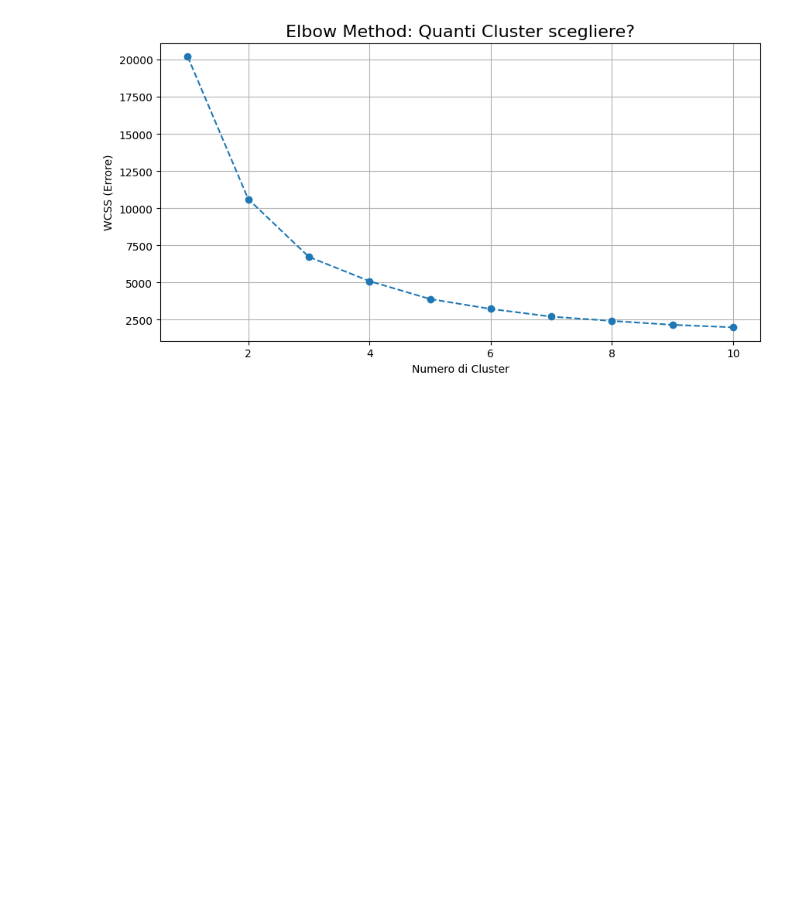
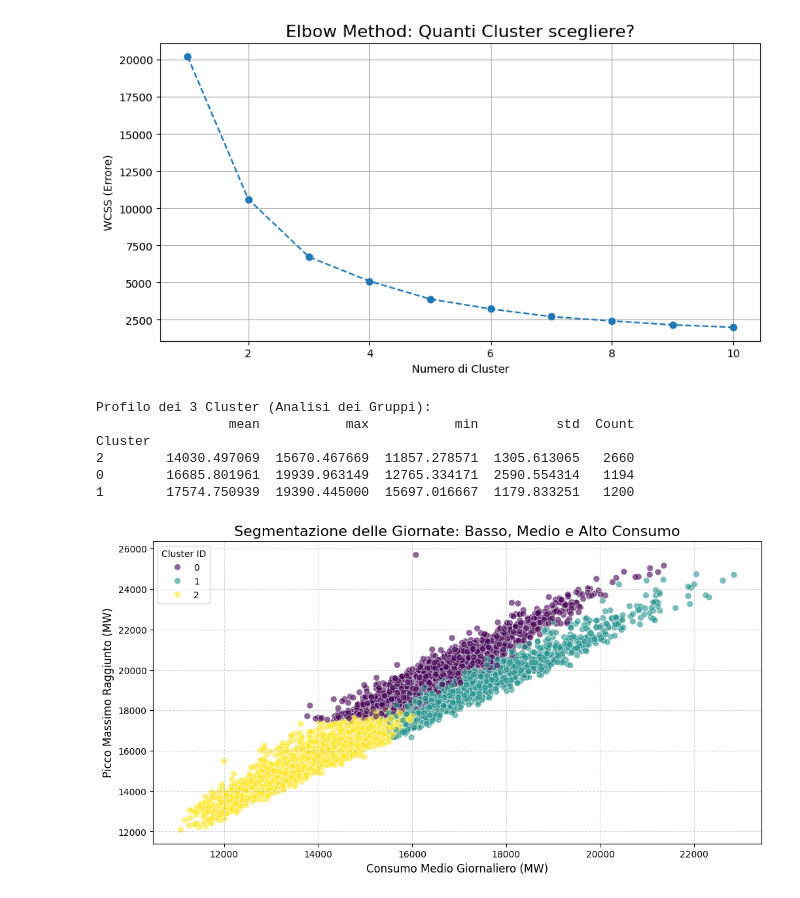
Before and after one commit to reimici/EnergyConsumptionAnalysis, a Jupyter notebook: notebook.ipynb, the cells around one changed output. Saved outputs shown, nothing was run; the diff lists cells and outputs as text; code cells hidden in the pictures; blank space fills up the shorter version.

```diff
--- a/notebook.ipynb
+++ b/notebook.ipynb
@@ -370,3 +370,44 @@ plt.grid(True)
 plt.show()
 # %% [output]
 [figure]
+# %%
+# Applicazione del Clustering con k=3
+kmeans = KMeans(n_clusters=3, init='k-means++', random_state=42, n_init=10)
+
+# "Etichettiamo" ogni giornata con il suo cluster (0, 1 o 2)
+daily_data['Cluster'] = kmeans.fit_predict(X_scaled)
+
+# --- PROFILAZIONE DEI CLUSTER (La parte più importante) ---
+# Non basta avere i numeri 0,1,2. Dobbiamo capire COSA rappresentano.
+# Calcoliamo la media delle caratteristiche per ogni cluster.
+cluster_profile = daily_data.groupby('Cluster').mean()
+
+# Aggiungiamo il conteggio (quanti giorni ci sono in ogni gruppo?)
+cluster_profile['Count'] = daily_data['Cluster'].value_counts()
+
+print("Profilo dei 3 Cluster (Analisi dei Gruppi):")
+# Ordiniamo per consumo medio così il Cluster 0 è il più basso e il 2 il più alto
+print(cluster_profile.sort_values(by='mean'))
+
+# --- VISUALIZZAZIONE ---
+# Facciamo uno Scatterplot colorando i punti in base al cluster
+plt.figure(figsize=(12, 6))
+
+# Usiamo come assi x=Consumo Medio, y=Picco Massimo (Max)
+sns.scatterplot(data=daily_data, x='mean', y='max', hue='Cluster',
+                palette='viridis', s=50, alpha=0.6)
+
+plt.title('Segmentazione delle Giornate: Basso, Medio e Alto Consumo', fontsize=16)
+plt.xlabel('Consumo Medio Giornaliero (MW)', fontsize=12)
+plt.ylabel('Picco Massimo Raggiunto (MW)', fontsize=12)
+plt.legend(title='Cluster ID')
+plt.grid(True, linestyle='--', alpha=0.5)
+plt.show()
+# %% [output]
+Profilo dei 3 Cluster (Analisi dei Gruppi):
+                 mean           max           min          std  Count
+Cluster
+2        14030.497069  15670.467669  11857.278571  1305.613065   2660
+0        16685.801961  19939.963149  12765.334171  2590.554314   1194
+1        17574.750939  19390.445000  15697.016667  1179.833251   1200
+[figure, added]
```
Also changed, not shown: parts of 4 cells of this notebook.
